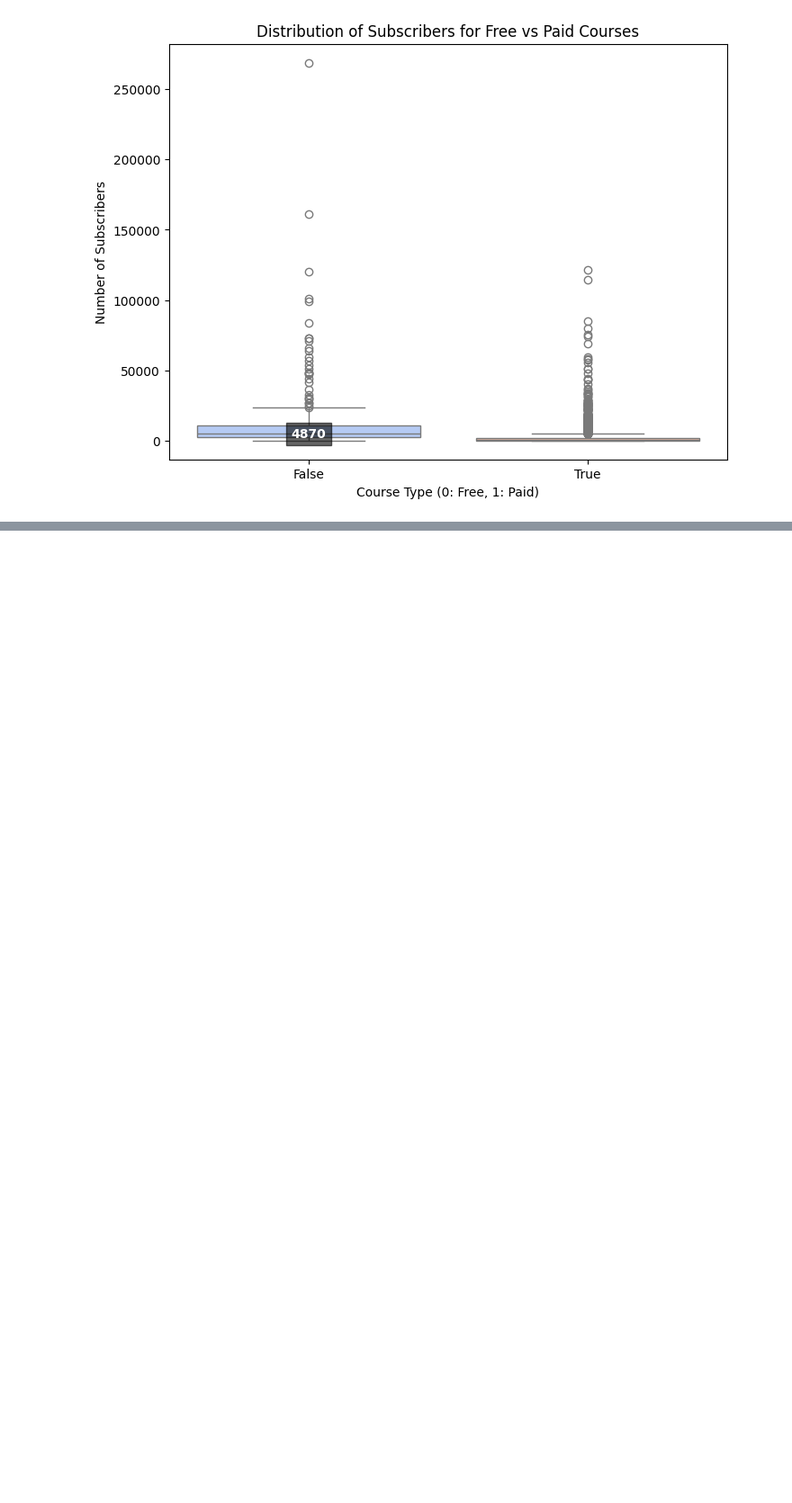
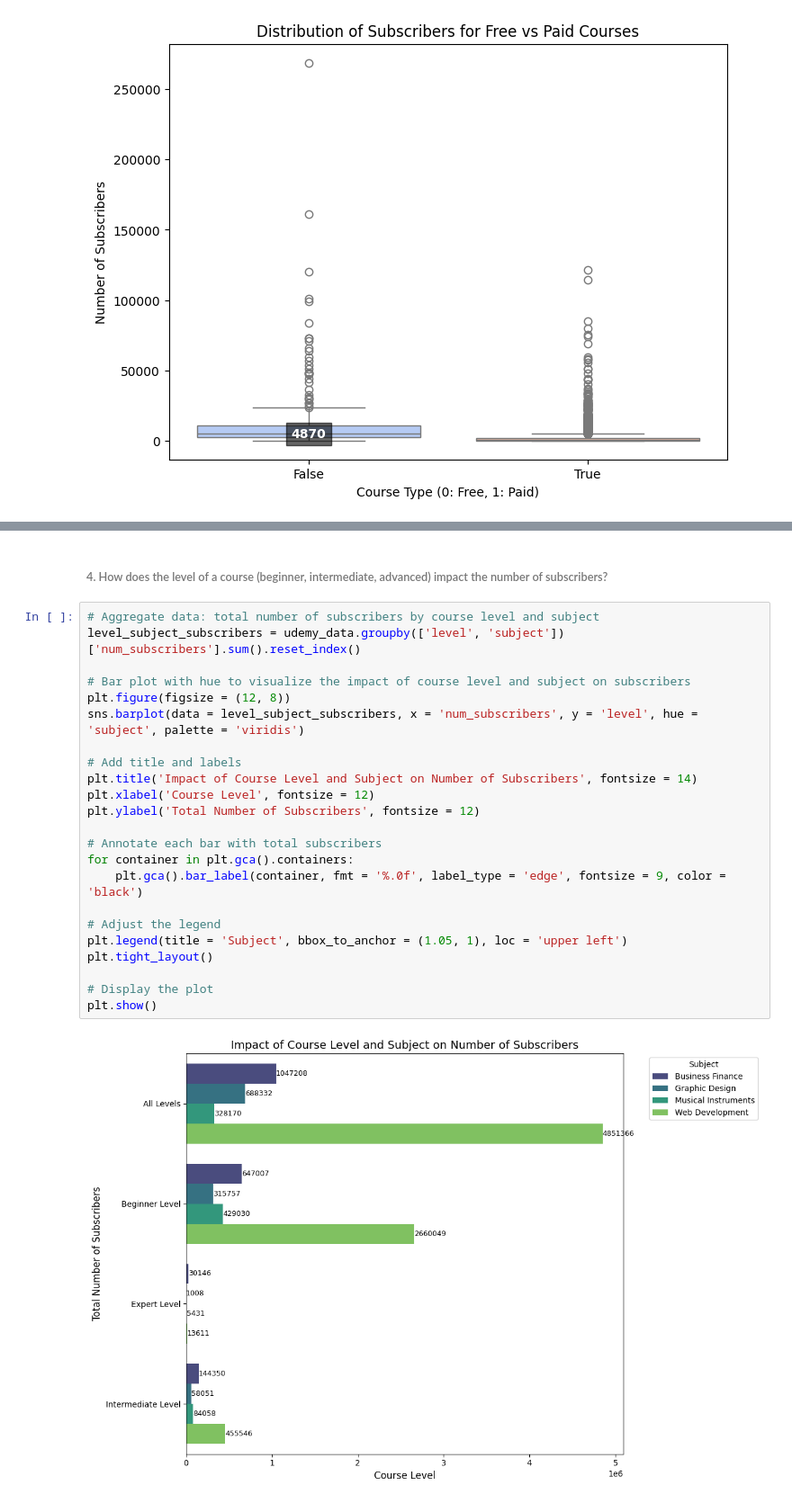
Before and after one commit to BamBamOguns/udemy_courses, a Jupyter notebook: main.ipynb, the cells around one changed output, grey strips where cells are left out. Shown at 90% size. Saved outputs shown, nothing was run; the diff lists cells and outputs as text; blank space fills up the shorter version.

```diff
--- a/main.ipynb
+++ b/main.ipynb
@@ -854,0 +927,27 @@ Passing `palette` without assigning `hue` is deprecated and will be removed in v
+# %% [markdown]
+###### 4. How does the level of a course (beginner, intermediate, advanced) impact the number of subscribers?
+# %%
+# Aggregate data: total number of subscribers by course level and subject
+level_subject_subscribers = udemy_data.groupby(['level', 'subject'])['num_subscribers'].sum().reset_index()
+
+# Bar plot with hue to visualize the impact of course level and subject on subscribers
+plt.figure(figsize = (12, 8))
+sns.barplot(data = level_subject_subscribers, x = 'num_subscribers', y = 'level', hue = 'subject', palette = 'viridis')
+
+# Add title and labels
+plt.title('Impact of Course Level and Subject on Number of Subscribers', fontsize = 14)
+plt.xlabel('Course Level', fontsize = 12)
+plt.ylabel('Total Number of Subscribers', fontsize = 12)
+
+# Annotate each bar with total subscribers
+for container in plt.gca().containers:
+    plt.gca().bar_label(container, fmt = '%.0f', label_type = 'edge', fontsize = 9, color = 'black')
+
+# Adjust the legend
+plt.legend(title = 'Subject', bbox_to_anchor = (1.05, 1), loc = 'upper left')
+plt.tight_layout()
+
+# Display the plot
+plt.show()
+# %% [output]
+[figure, added]
```
Also changed, not shown: parts of 21 cells of this notebook, 1 other file.
